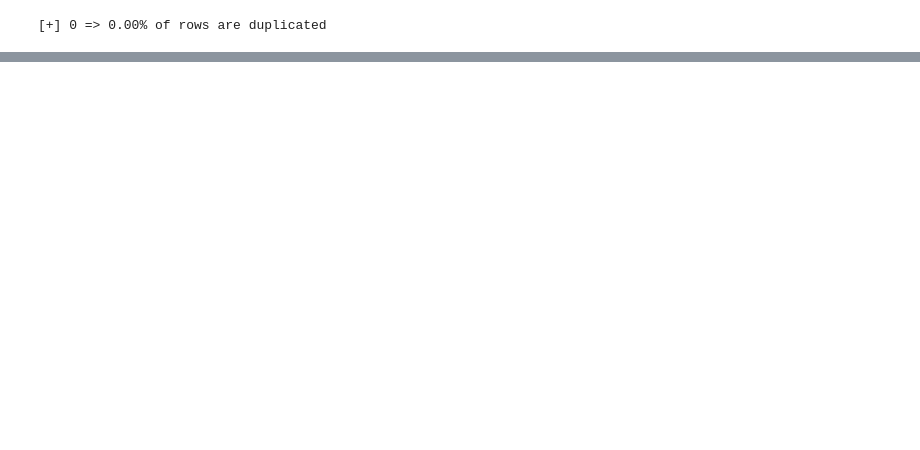
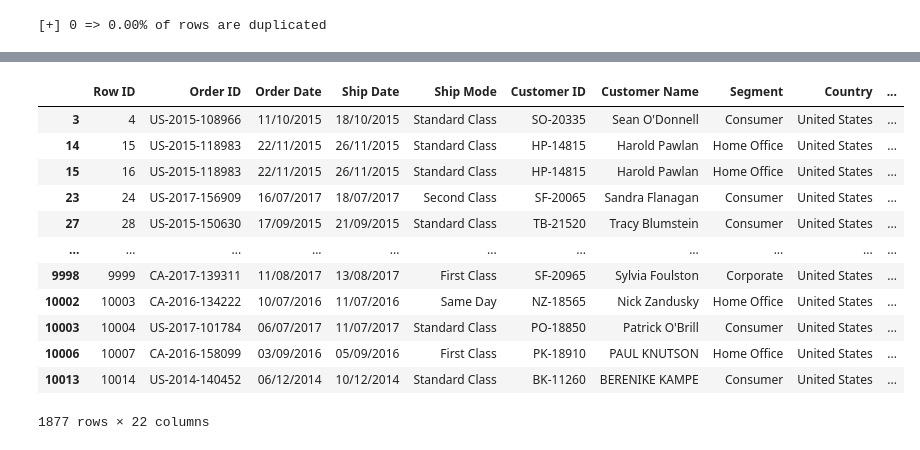
Before and after one commit to Gho-byte/DataStore360, a Jupyter notebook: notebooks/1.ipynb, the cells around one changed output, grey strips where cells are left out. Cells and saved outputs as stored; diff of their text form; code cells hidden in the pictures; blank space fills up the shorter version.

```diff
--- a/notebooks/1.ipynb
+++ b/notebooks/1.ipynb
@@ -122,0 +294,16 @@ pd.to_datetime(tst['Order Date'].iloc[0]).timestamp()
+# %%
+df[df['Profit'] < 0]
+# %% [output]
+|  | Row ID | Order ID | Order Date | Ship Date | Ship Mode | Customer ID | Customer Name | Segment | Country | ... |
+| 3 | 4 | US-2015-108966 | 11/10/2015 | 18/10/2015 | Standard Class | SO-20335 | Sean O'Donnell | Consumer | United States | ... |
+| 14 | 15 | US-2015-118983 | 22/11/2015 | 26/11/2015 | Standard Class | HP-14815 | Harold Pawlan | Home Office | United States | ... |
+| 15 | 16 | US-2015-118983 | 22/11/2015 | 26/11/2015 | Standard Class | HP-14815 | Harold Pawlan | Home Office | United States | ... |
+| 23 | 24 | US-2017-156909 | 16/07/2017 | 18/07/2017 | Second Class | SF-20065 | Sandra Flanagan | Consumer | United States | ... |
+| 27 | 28 | US-2015-150630 | 17/09/2015 | 21/09/2015 | Standard Class | TB-21520 | Tracy Blumstein | Consumer | United States | ... |
+| ... | ... | ... | ... | ... | ... | ... | ... | ... | ... | ... |
+| 9998 | 9999 | CA-2017-139311 | 11/08/2017 | 13/08/2017 | First Class | SF-20965 | Sylvia Foulston | Corporate | United States | ... |
+| 10002 | 10003 | CA-2016-134222 | 10/07/2016 | 11/07/2016 | Same Day | NZ-18565 | Nick Zandusky | Home Office | United States | ... |
+| 10003 | 10004 | US-2017-101784 | 06/07/2017 | 11/07/2017 | Standard Class | PO-18850 | Patrick O'Brill | Consumer | United States | ... |
+| 10006 | 10007 | CA-2016-158099 | 03/09/2016 | 05/09/2016 | First Class | PK-18910 | PAUL KNUTSON | Home Office | United States | ... |
+| 10013 | 10014 | US-2014-140452 | 06/12/2014 | 10/12/2014 | Standard Class | BK-11260 | BERENIKE KAMPE | Consumer | United States | ... |
+1877 rows × 22 columns
```
Also changed, not shown: parts of 29 cells of this notebook.
